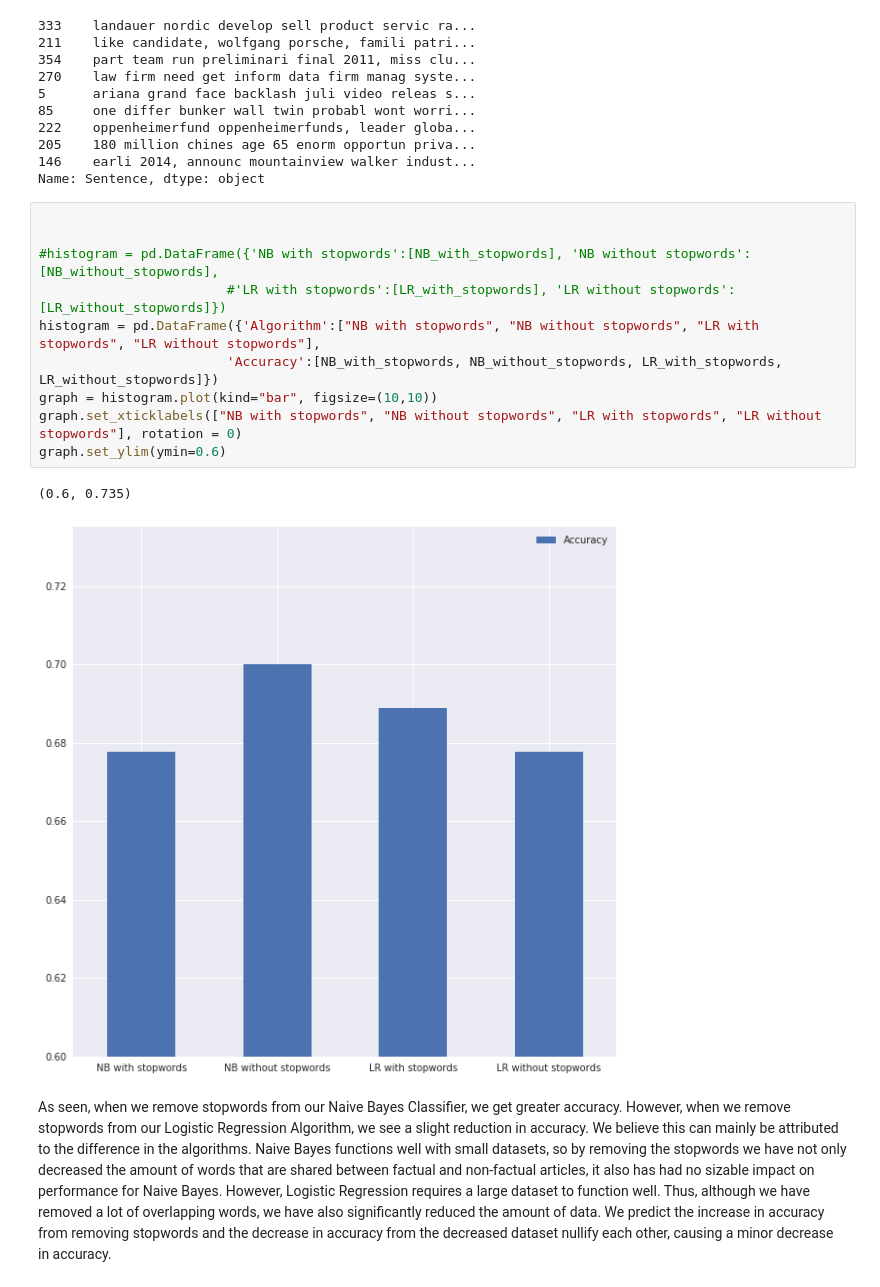
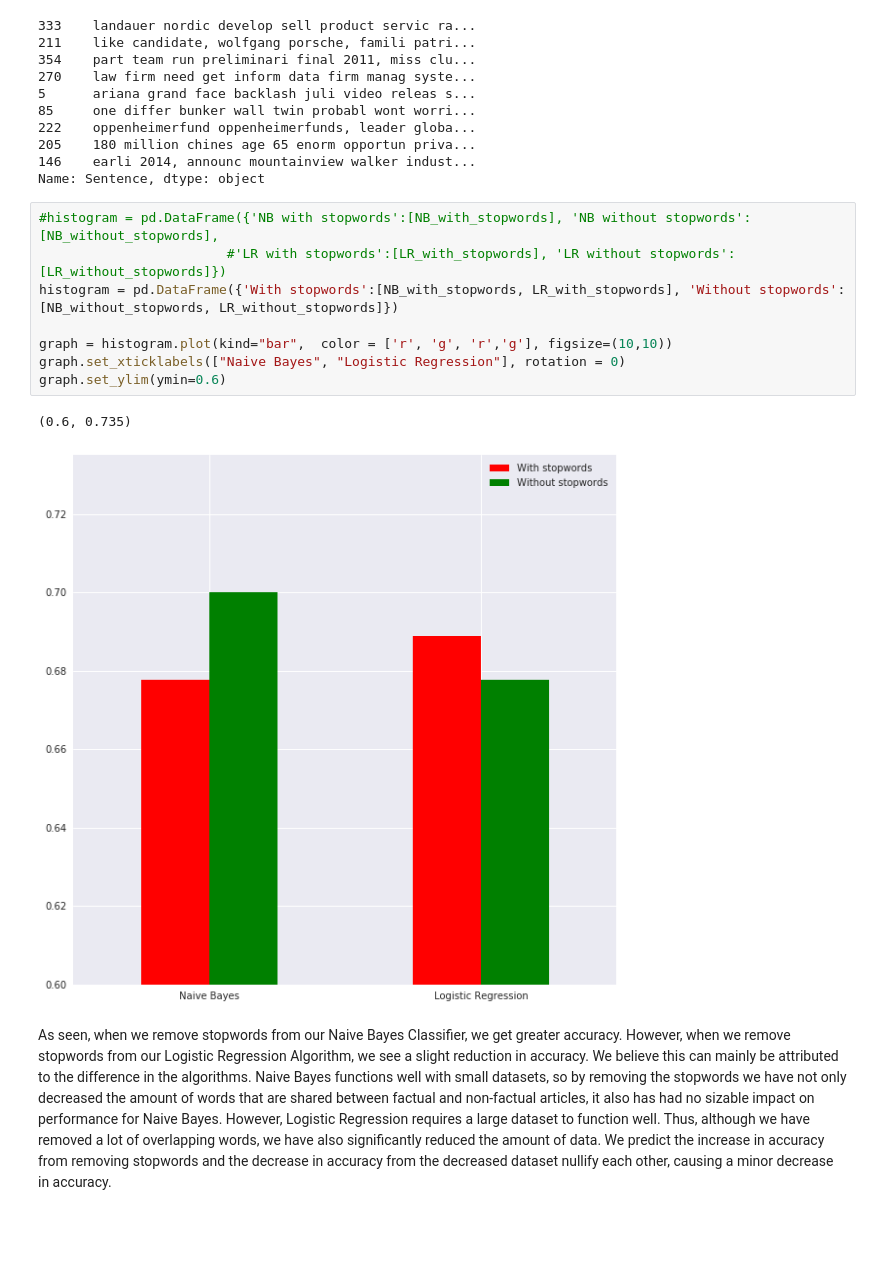
Before and after one commit to CarolineLiong/Fact-vs-Opinion-Articles, a Jupyter notebook: CSCI 183 Project.ipynb, the cells around one changed output. Cells and saved outputs as stored; diff of their text form; blank space fills up the shorter version.

```diff
--- a/CSCI 183 Project.ipynb
+++ b/CSCI 183 Project.ipynb
@@ -812,17 +812,15 @@ print Xf_test[yf_test > yf_pred_class]
 146    earli 2014, announc mountainview walker indust...
 Name: Sentence, dtype: object
 # %%
-
-
 #histogram = pd.DataFrame({'NB with stopwords':[NB_with_stopwords], 'NB without stopwords':[NB_without_stopwords],
                         #'LR with stopwords':[LR_with_stopwords], 'LR without stopwords':[LR_without_stopwords]})
-histogram = pd.DataFrame({'Algorithm':["NB with stopwords", "NB without stopwords", "LR with stopwords", "LR without stopwords"],
-                        'Accuracy':[NB_with_stopwords, NB_without_stopwords, LR_with_stopwords, LR_without_stopwords]})
-graph = histogram.plot(kind="bar", figsize=(10,10))
-graph.set_xticklabels(["NB with stopwords", "NB without stopwords", "LR with stopwords", "LR without stopwords"], rotation = 0)
+histogram = pd.DataFrame({'With stopwords':[NB_with_stopwords, LR_with_stopwords], 'Without stopwords': [NB_without_stopwords, LR_without_stopwords]})
+
+graph = histogram.plot(kind="bar",  color = ['r', 'g', 'r','g'], figsize=(10,10))
+graph.set_xticklabels(["Naive Bayes", "Logistic Regression"], rotation = 0)
 graph.set_ylim(ymin=0.6)
 # %% [output]
 (0.6, 0.735)
-[figure, old version]
+[figure, new version]
 # %% [markdown]
 As seen, when we remove stopwords from our Naive Bayes Classifier, we get greater accuracy. However, when we remove stopwords from our Logistic Regression Algorithm, we see a slight reduction in accuracy. We believe this can mainly be attributed to the difference in the algorithms. Naive Bayes functions well with small datasets, so by removing the stopwords we have not only decreased the amount of words that are shared between factual and non-factual articles, it also has had no sizable impact on performance for Naive Bayes. However, Logistic Regression requires a large dataset to function well. Thus, although we have removed a lot of overlapping words, we have also significantly reduced the amount of data. We predict the increase in accuracy from removing stopwords and the decrease in accuracy from the decreased dataset nullify each other, causing a minor decrease in accuracy.
```
Also changed, not shown: parts of 4 cells of this notebook.
